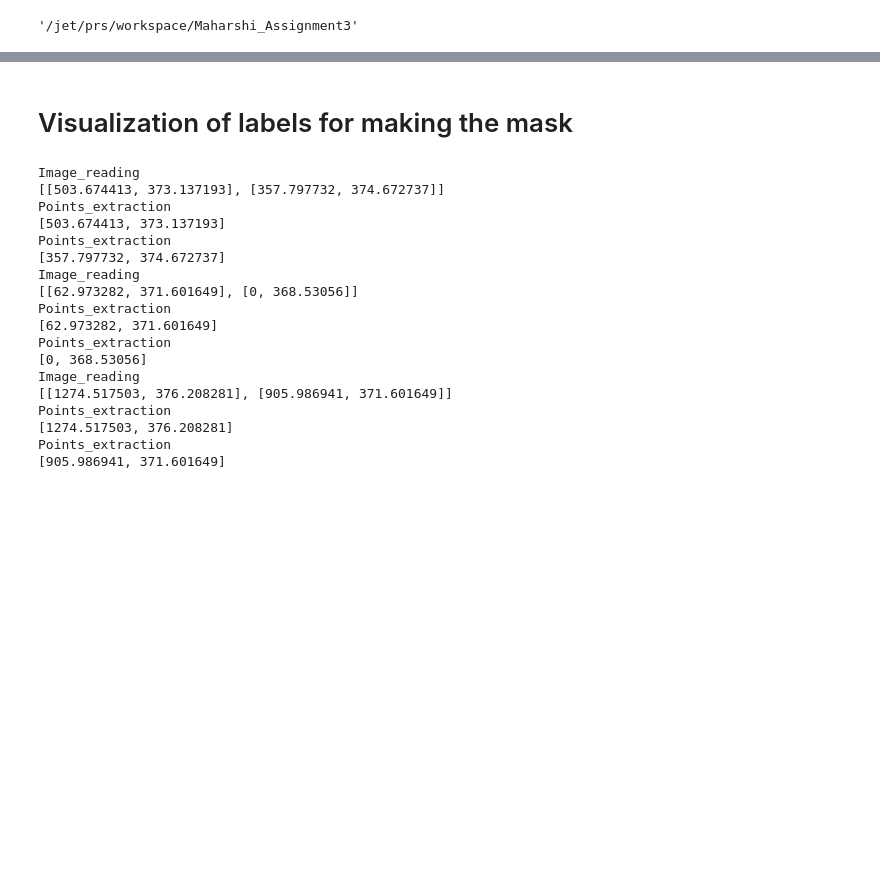
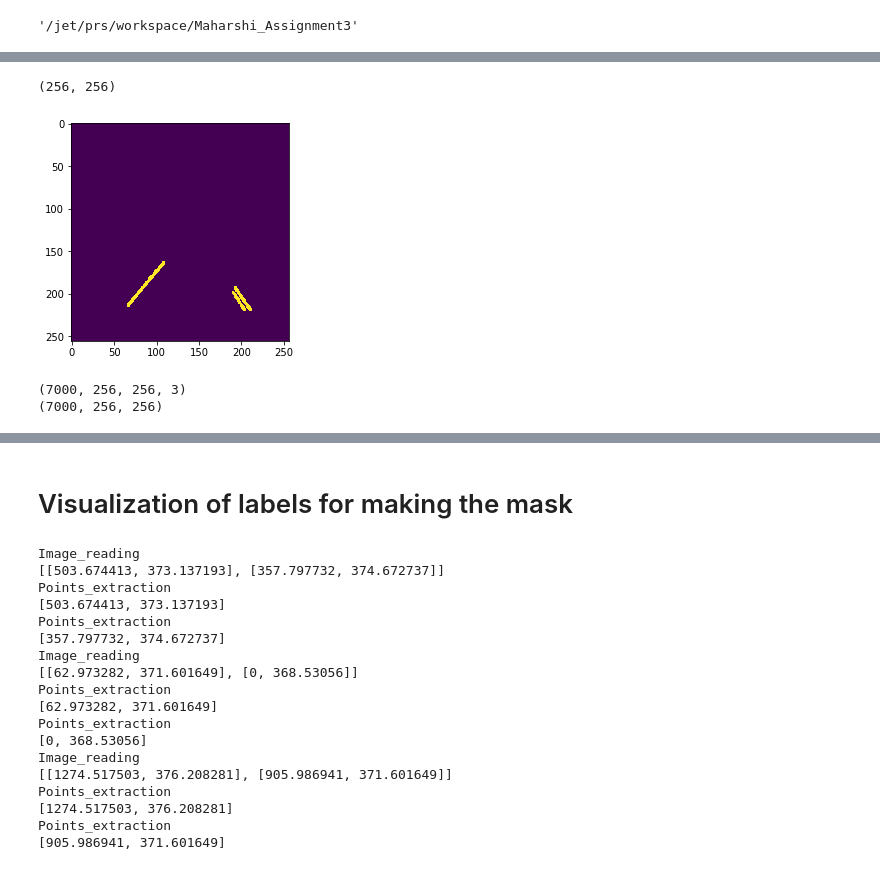
Before and after one commit to trived76/ECE1512-Homework3-LaneDetection, a Jupyter notebook: Lane_Detection.ipynb, the cells around one changed output, grey strips where cells are left out. Cells and saved outputs as stored; diff of their text form; code cells hidden in the pictures; blank space fills up the shorter version.

```diff
--- a/Lane_Detection.ipynb
+++ b/Lane_Detection.ipynb
@@ -492,0 +475,6 @@ mask_datagen.fit(mask_img, augment=False, seed=seed)
+# %%
+I=cv2.imread(glob.glob("data/train/mask/*.png")[500])[:,:,0]
+plt.imshow(I)
+# %% [output]
+(256, 256)
+[figure, added]
@@ -492,0 +490,6 @@ mask_datagen.fit(mask_img, augment=False, seed=seed)
+# %%
+print(images.shape)
+print(masks.shape)
+# %% [output]
+(7000, 256, 256, 3)
+(7000, 256, 256)
```
Also changed, not shown: parts of 10 cells of this notebook.
